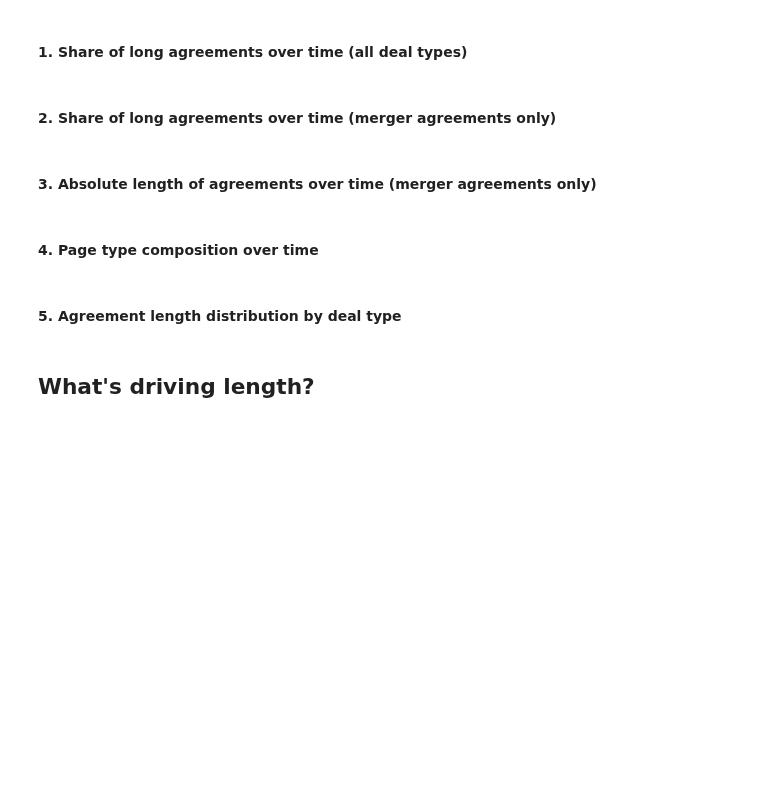
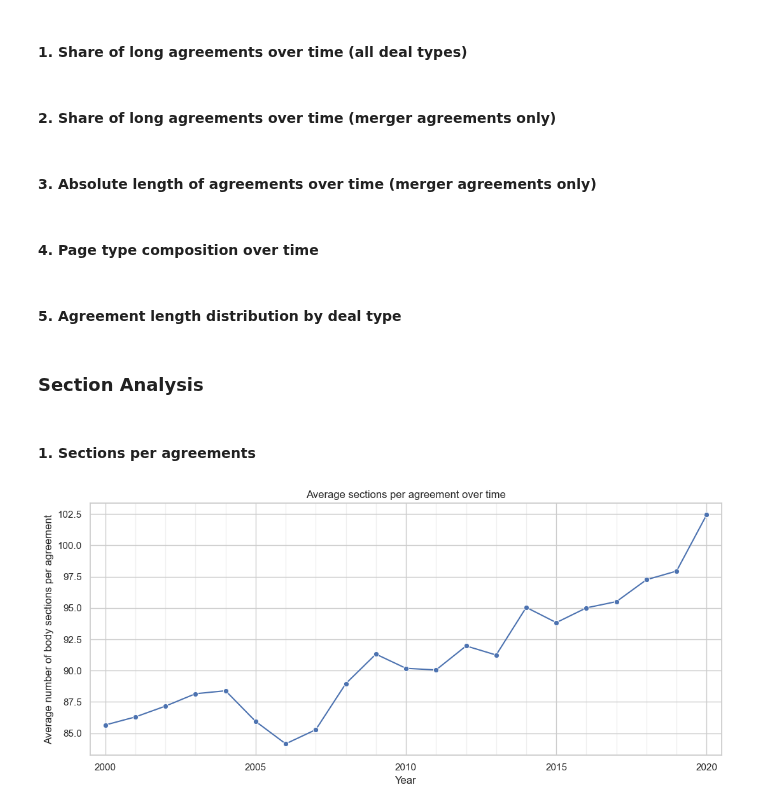
Before and after one commit to PlatosTwin/pandects-app, a Jupyter notebook: examples/pandects_api_agreement_attributes.ipynb, the cells around one changed output. Saved outputs shown, nothing was run; the diff lists cells and outputs as text; code cells hidden in the pictures; blank space fills up the shorter version.

```diff
--- a/examples/pandects_api_agreement_attributes.ipynb
+++ b/examples/pandects_api_agreement_attributes.ipynb
@@ -148,12 +148,32 @@ def agreement_word_counts(xml: str) -> dict[str, int | float | None]:
         except Exception:
             fk_grade_body = None
 
+    body_section_word_counts: list[int] = []
+    if body_elem is not None:
+        for elem in body_elem.iter():
+            if local_name(elem.tag) != "section":
+                continue
+            body_section_word_counts.append(count_words_in_element(elem))
+
+    section_count_body = len(body_section_word_counts)
+    avg_words_per_section_body: float | None = None
+    min_words_per_section_body: int | None = None
+    max_words_per_section_body: int | None = None
+    if section_count_body > 0:
+        avg_words_per_section_body = float(np.mean(body_section_word_counts))
+        min_words_per_section_body = int(min(body_section_word_counts))
+        max_words_per_section_body = int(max(body_section_word_counts))
+
     return {
         "word_count_front_toc": front_toc_words,
         "word_count_body": body_words,
         "word_count_back": back_words,
         "word_count_total_no_sig": total_no_sig_words,
         "flesch_kincaid_grade_body": fk_grade_body,
+        "section_count_body": section_count_body,
+        "avg_words_per_section_body": avg_words_per_section_body,
+        "min_words_per_section_body": min_words_per_section_body,
+        "max_words_per_section_body": max_words_per_section_body,
     }
 
 
@@ -607,4 +647,40 @@ plt.xticks(rotation=45, ha="right")
 plt.tight_layout()
 plt.show()
 # %% [markdown]
-## What's driving length?
+### Section Analysis
+# %% [markdown]
+#### 1. Sections per agreements
+# %%
+section_df = df.dropna(subset=["year", "section_count_body"]).copy()
+section_df["year"] = section_df["year"].astype(int)
+
+plot_df = (
+    section_df.groupby("year", as_index=False)
+              .agg(
+                  avg_sections_per_agreement=("section_count_body", "mean"),
+                  n_agreements=("agreement_uuid", "nunique"),
+              )
+              .sort_values("year")
+)
+
+plt.figure(figsize=(11, 5))
+sns.lineplot(data=plot_df, x="year", y="avg_sections_per_agreement", marker="o", color="C0")
+
+ax = plt.gca()
+ax.xaxis.set_major_formatter(plt.matplotlib.ticker.StrMethodFormatter("{x:.0f}"))
+ax.yaxis.set_major_formatter(plt.matplotlib.ticker.StrMethodFormatter("{x:,.1f}"))
+ax.set_xlabel("Year")
+ax.set_ylabel("Average number of body sections per agreement")
+ax.set_title("Average sections per agreement over time")
+
+x_min, x_max = plot_df["year"].min(), plot_df["year"].max()
+ax.set_xlim(x_min - 0.5, x_max + 0.5)
+ax.xaxis.set_major_locator(MultipleLocator(5))
+ax.xaxis.set_minor_locator(MultipleLocator(1))
+ax.grid(True, which="major", axis="both")
+ax.grid(True, which="minor", axis="both", alpha=0.3)
+
+plt.tight_layout()
+plt.show()
+# %% [output]
+[figure, added]
```
Also changed, not shown: parts of 11 cells of this notebook, 3 other files.
